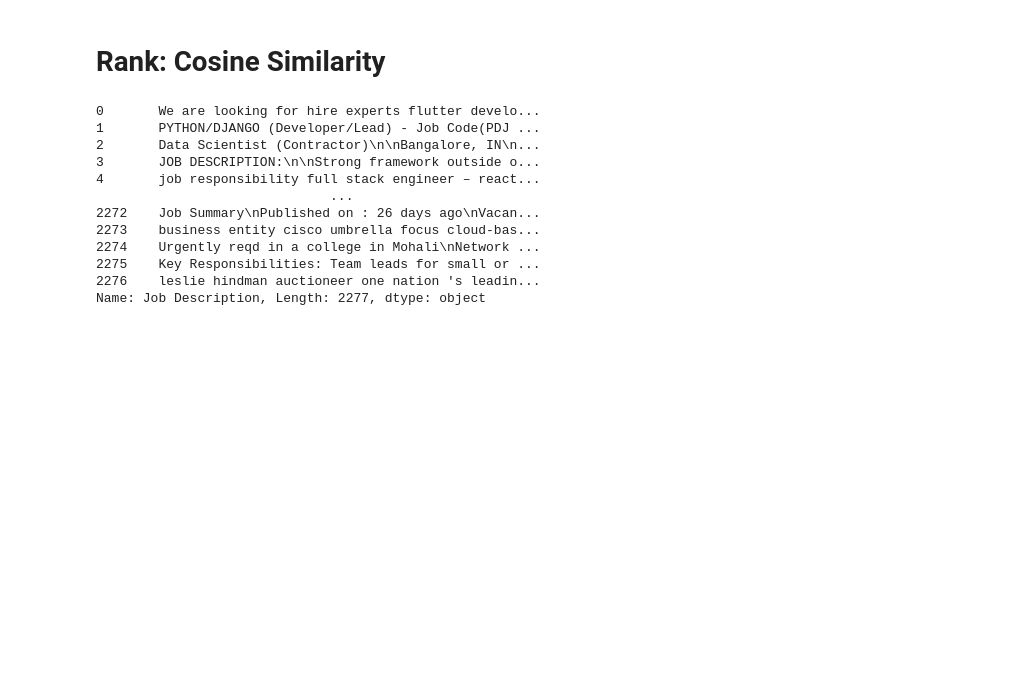
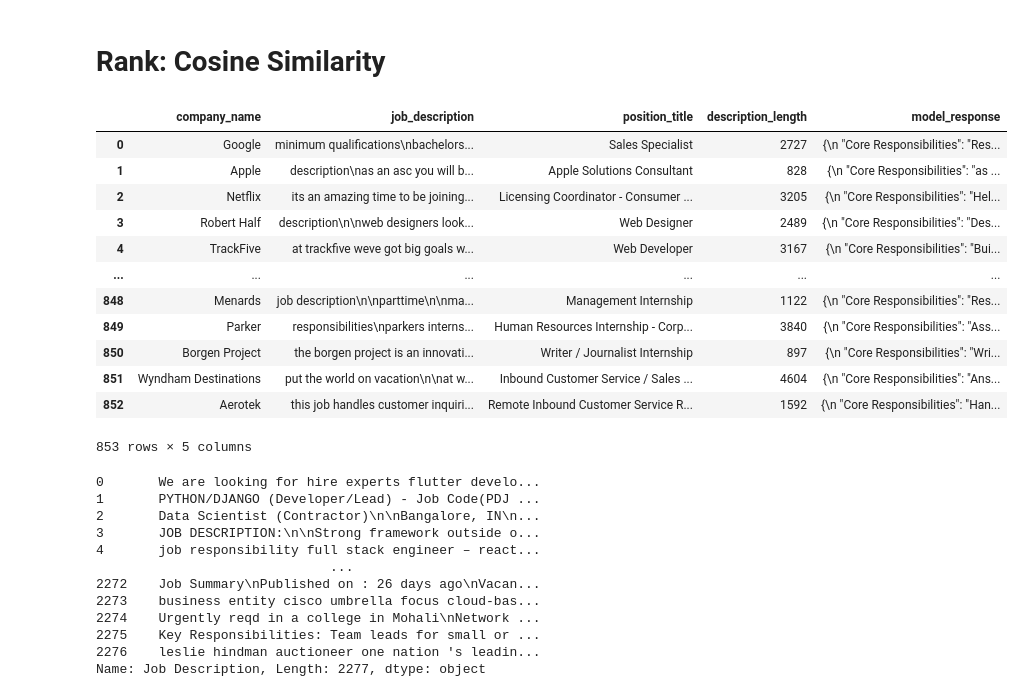
Before and after one commit to gracella12/ProjectPP_Kelompok4, a Jupyter notebook: hasil_simple.ipynb, the cells around one changed output. Cells and saved outputs as stored; diff of their text form; code cells hidden in the pictures; blank space fills up the shorter version.

```diff
--- a/hasil_simple.ipynb
+++ b/hasil_simple.ipynb
@@ -215,6 +215,25 @@ def rank_system (job_description, df, tfidf_matrix, vectorizer, top_n=10):
     df["score"] = score
     ranked_df = df.sort_values(by="score", ascending=False).head(top_n)
     return ranked_df[["ID", "filename", "score"]]
+# %%
+import pandas as pd
+
+data = pd.read_csv("hf://datasets/jacob-hugging-face/job-descriptions/training_data.csv")
+data
+# %% [output]
+|  | company_name | job_description | position_title | description_length | model_response |
+| 0 | Google | minimum qualifications\nbachelors... | Sales Specialist | 2727 | {\n "Core Responsibilities": "Res... |
+| 1 | Apple | description\nas an asc you will b... | Apple Solutions Consultant | 828 | {\n "Core Responsibilities": "as ... |
+| 2 | Netflix | its an amazing time to be joining... | Licensing Coordinator - Consumer ... | 3205 | {\n "Core Responsibilities": "Hel... |
+| 3 | Robert Half | description\n\nweb designers look... | Web Designer | 2489 | {\n "Core Responsibilities": "Des... |
+| 4 | TrackFive | at trackfive weve got big goals w... | Web Developer | 3167 | {\n "Core Responsibilities": "Bui... |
+| ... | ... | ... | ... | ... | ... |
+| 848 | Menards | job description\n\nparttime\n\nma... | Management Internship | 1122 | {\n "Core Responsibilities": "Res... |
+| 849 | Parker | responsibilities\nparkers interns... | Human Resources Internship - Corp... | 3840 | {\n "Core Responsibilities": "Ass... |
+| 850 | Borgen Project | the borgen project is an innovati... | Writer / Journalist Internship | 897 | {\n "Core Responsibilities": "Wri... |
+| 851 | Wyndham Destinations | put the world on vacation\n\nat w... | Inbound Customer Service / Sales ... | 4604 | {\n "Core Responsibilities": "Ans... |
+| 852 | Aerotek | this job handles customer inquiri... | Remote Inbound Customer Service R... | 1592 | {\n "Core Responsibilities": "Han... |
+853 rows × 5 columns
 # %%
 job_desc = pd.read_csv("job_title_des.csv")["Job Description"]
 job_desc
```
Also changed, not shown: 1 other file.
